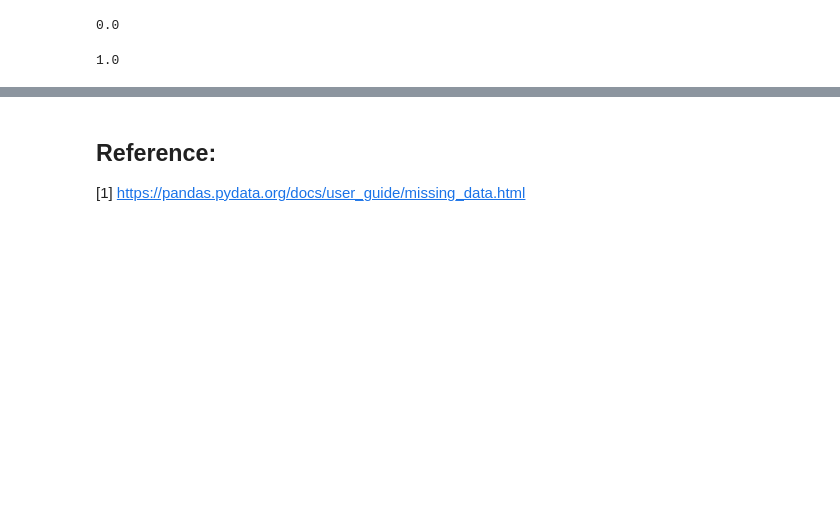
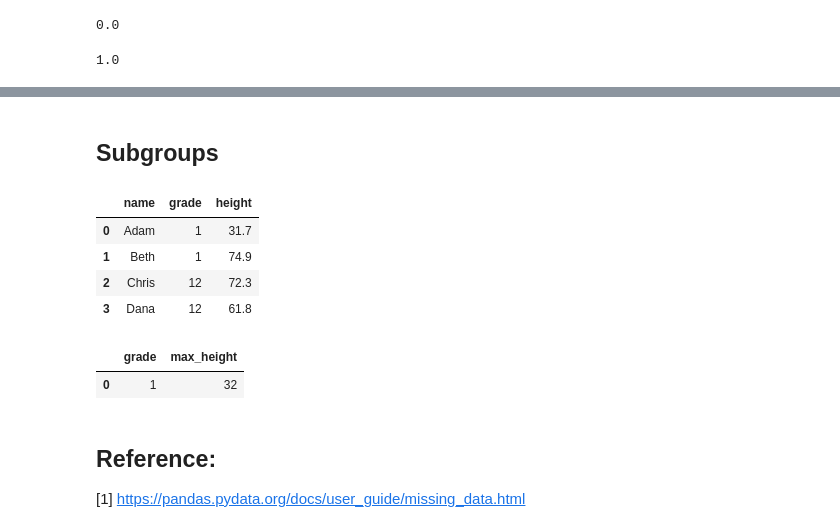
Before and after one commit to samira-shy/Python, a Jupyter notebook: Data Cleaning/datacleaning.ipynb, the cells around one changed output, grey strips where cells are left out. Drawn from its saved outputs; the diff is of its cells as text; code cells hidden in the pictures; blank space fills up the shorter version.

Commit message:
Python Data Cleaning
Domain knowledge
subgroup
...

```diff
--- a/Data Cleaning/datacleaning.ipynb
+++ b/Data Cleaning/datacleaning.ipynb
@@ -382,0 +438,11 @@ pd.Series([np.nan]).prod()
+# %% [markdown]
+## Subgroups
+# %%
+df = pd.read_csv('heights.csv')
+df
+# %% [output]
+|  | name | grade | height |
+| 0 | Adam | 1 | 31.7 |
+| 1 | Beth | 1 | 74.9 |
+| 2 | Chris | 12 | 72.3 |
+| 3 | Dana | 12 | 61.8 |
@@ -382,0 +451,5 @@ pd.Series([np.nan]).prod()
+# %%
+max_heights
+# %% [output]
+|  | grade | max_height |
+| 0 | 1 | 32 |
```
Also changed, not shown: parts of 10 cells of this notebook, 2 other files.
